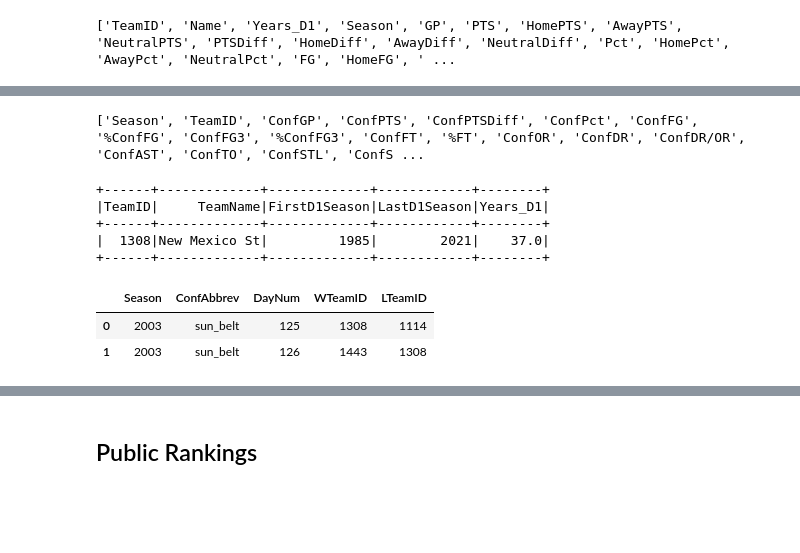
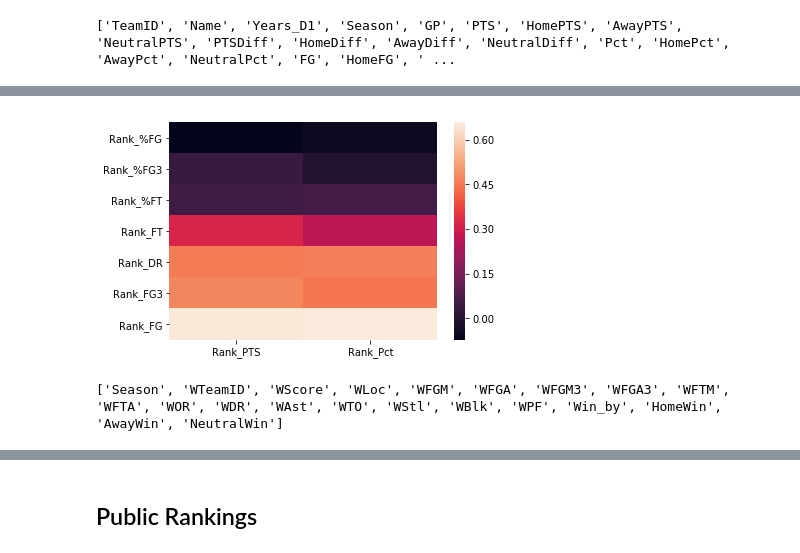
Before and after one commit to henokyemam/MarchMadness2021, a Jupyter notebook: 01_exploration.ipynb, the cells around one changed output, grey strips where cells are left out. Saved outputs shown, nothing was run; the diff lists cells and outputs as text; code cells hidden in the pictures; blank space fills up the shorter version.

```diff
--- a/01_exploration.ipynb
+++ b/01_exploration.ipynb
@@ -165,0 +124,10 @@ def check_nulls(df):
+# %%
+file_path = '../MarchMadness2021/data/MRegularSeasonDetailedResults.csv'
+detailed_season = load_dataframe(file_path)
+# making sure all the data types with the exception of WLoc is an integer type
+cols = [column for column in detailed_season.columns if column != 'WLoc']
+
+detailed_season = \
+reduce(lambda data, col_: data.withColumn(col_, col(col_).cast(IntegerType())), cols, detailed_season)
+
+detailed_season.limit(5).toPandas()
@@ -171,7 +146,7 @@ detailed_season = detailed_season.withColumn('Win_by', col('WScore') - col('LSco
 # split winning details
 win_cols = ['Season'] + find_columns('W', detailed_season)
 
-winner_detailed_season = detailed_season.select(win_cols) \
+winner_detailed = detailed_season.select(win_cols) \
                                     .withColumn('HomeWin', when(col('WLoc') == 'H', 1).otherwise(0)) \
                                     .withColumn('AwayWin', when(col('WLoc') == 'A', 1).otherwise(0)) \
                                     .withColumn('NeutralWin', when(col('WLoc') == 'N', 1).otherwise(0))
@@ -180,14 +155,14 @@ winner_detailed_season = detailed_season.select(win_cols) \
 # split losing details
 loss_cols = ['Season'] + find_columns('L', detailed_season)
 
-loss_detailed_season = detailed_season.select(loss_cols) \
+loss_detailed = detailed_season.select(loss_cols) \
                                     .withColumn('HomeLoss', when(col('WLoc') == 'H', 1).otherwise(0)) \
                                     .withColumn('AwayLoss', when(col('WLoc') == 'A', 1).otherwise(0)) \
                                     .withColumn('NeutralLoss', when(col('WLoc') == 'N', 1).otherwise(0))
 # %%
 # lets create winning features
 winner_detailed_season = \
-    winner_detailed_season.groupby('Season', 'WTeamID') \
+    winner_detailed.groupby('Season', 'WTeamID') \
         .agg(sum(lit(1)).alias('NumWins'),
              sum(col('HomeWin')).alias('HomeWins'),
              sum(col('AwayWin')).alias('AwayWins'),
@@ -613,0 +627,14 @@ conf_detailed = conf_detailed_win \
+# %%
+#Question: is there a good correlation between good defense teams and PTS (Points Per Game) and Pct
+def_features = ['OR', 'DR/OR', 'TO', 'STL', 'STL/TO', 'BLK', 'PTSDiff', 'PTS', 'Pct']
+
+def_df = partion_data(season_agg, 'DR')
+for column in def_features:
+    def_df = def_df.join(partion_data(season_agg, column), ['Season', 'TeamID', 'Name'], 'inner')
+    def_df = def_df.drop(column)
+
+# lets take a brief look at the teams with high
+def_corr = def_df.drop('DR').orderBy(col('Season').desc()).toPandas().corr()
+sns.heatmap(def_corr[["Rank_PTS", "Rank_Pct"]] \
+            .iloc[:8].sort_values(["Rank_PTS", "Rank_Pct"]))
+plt.show()
@@ -614,19 +643,20 @@ conf_detailed = conf_detailed_win \
+# %%
+#Question: is there a good correlation between good offensive teams and PTS (Points Per Game) and Pct
+off_features = ['FG', '%FG', 'FG3', '%FG3', 'FT', '%FT', 'PTSDiff', 'PTS', 'Pct']
+
+off_df = partion_data(season_agg, 'DR')
+for column in off_features:
+    off_df = off_df.join(partion_data(season_agg, column), ['Season', 'TeamID', 'Name'], 'inner')
+    off_df = off_df.drop(column)
+
+# lets take a brief look at the teams with the hig
+off_corr = off_df.drop('DR').orderBy(col('Season').desc()).toPandas().corr()
+sns.heatmap(off_corr[["Rank_PTS", "Rank_Pct"]] \
+            .iloc[:7].sort_values(["Rank_PTS", "Rank_Pct"]))
+plt.show()
+# %% [output]
+[figure, added]
 # %%
-conf_detailed.columns
+winner_detailed.columns
 # %% [output]
-['Season', 'TeamID', 'ConfGP', 'ConfPTS', 'ConfPTSDiff', 'ConfPct', 'ConfFG', '%ConfFG', 'ConfFG3', '%ConfFG3', 'ConfFT', '%FT', 'ConfOR', 'ConfDR', 'ConfDR/OR', 'ConfAST', 'ConfTO', 'ConfSTL', 'ConfS ...
+['Season', 'WTeamID', 'WScore', 'WLoc', 'WFGM', 'WFGA', 'WFGM3', 'WFGA3', 'WFTM', 'WFTA', 'WOR', 'WDR', 'WAst', 'WTO', 'WStl', 'WBlk', 'WPF', 'Win_by', 'HomeWin', 'AwayWin', 'NeutralWin']
-# %%
-teams.filter(col('TeamID') == 1308).show()
-# %% [output]
-+------+-------------+-------------+------------+--------+
-|TeamID|     TeamName|FirstD1Season|LastD1Season|Years_D1|
-+------+-------------+-------------+------------+--------+
-|  1308|New Mexico St|         1985|        2021|    37.0|
-+------+-------------+-------------+------------+--------+
-# %%
-conferences_tourney.filter(col('Season') == 2003) \
-                    .filter((col('WTeamID') == 1308) | (col('LTeamID') == 1308)).toPandas()
-# %% [output]
-|  | Season | ConfAbbrev | DayNum | WTeamID | LTeamID |
-| 0 | 2003 | sun_belt | 125 | 1308 | 1114 |
-| 1 | 2003 | sun_belt | 126 | 1443 | 1308 |
```
Also changed, not shown: parts of 31 cells of this notebook, 5 other files.
